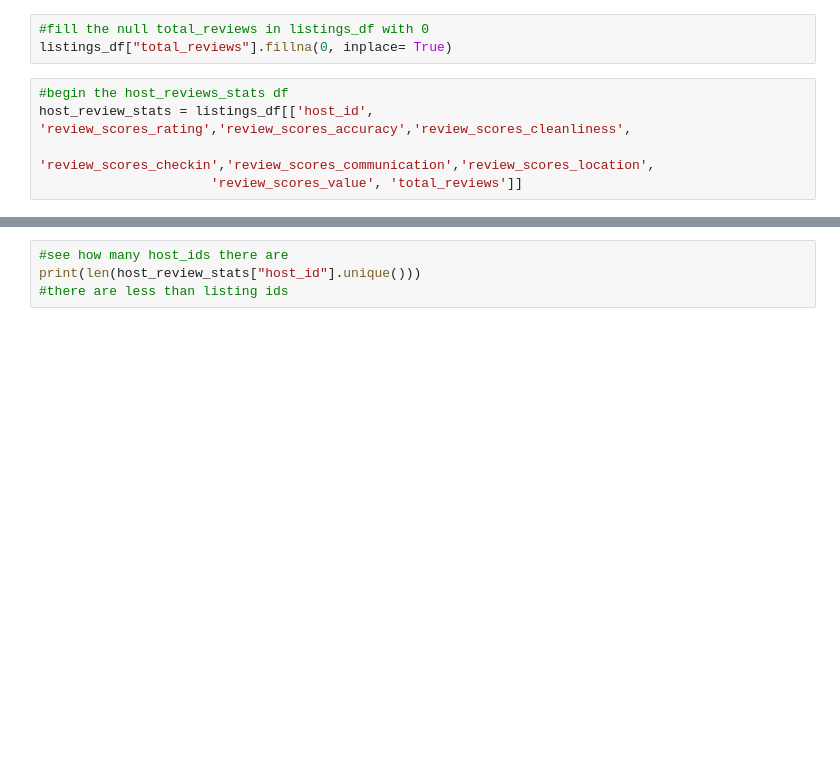
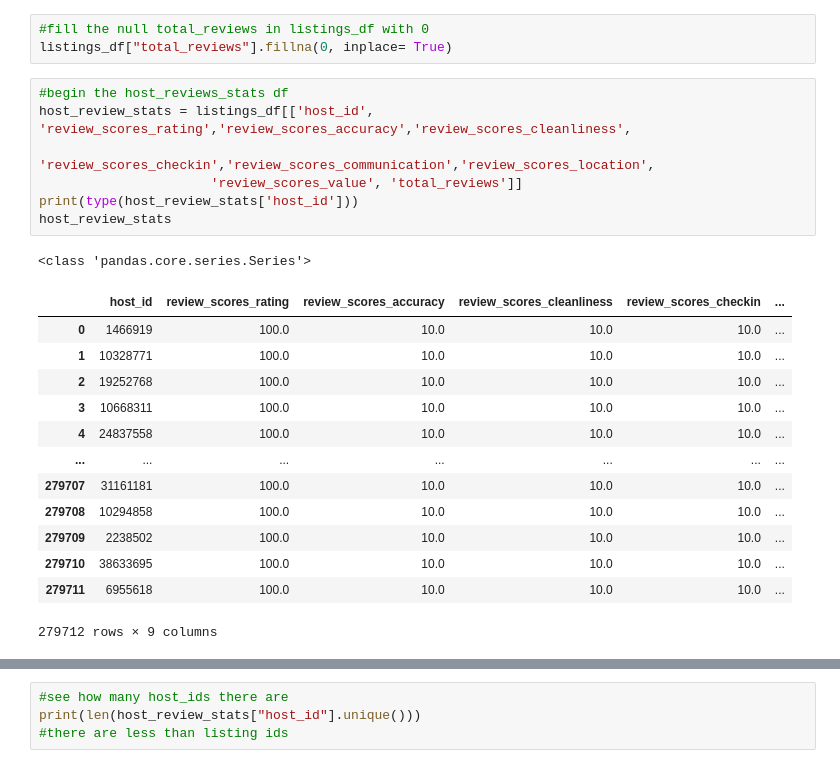
Before and after one commit to dkoski23/airbnb_etl, a Jupyter notebook: etl_project.ipynb, the cells around one changed output, grey strips where cells are left out. Cells and saved outputs as stored; diff of their text form; blank space fills up the shorter version.

```diff
--- a/etl_project.ipynb
+++ b/etl_project.ipynb
@@ -157,5 +151,22 @@ listings_df["total_reviews"].fillna(0, inplace= True)
 # %%
 #begin the host_reviews_stats df
 host_review_stats = listings_df[['host_id', 'review_scores_rating','review_scores_accuracy','review_scores_cleanliness',
                       'review_scores_checkin','review_scores_communication','review_scores_location',
                       'review_scores_value', 'total_reviews']]
+print(type(host_review_stats['host_id']))
+host_review_stats
+# %% [output]
+<class 'pandas.core.series.Series'>
+|  | host_id | review_scores_rating | review_scores_accuracy | review_scores_cleanliness | review_scores_checkin | ... |
+| 0 | 1466919 | 100.0 | 10.0 | 10.0 | 10.0 | ... |
+| 1 | 10328771 | 100.0 | 10.0 | 10.0 | 10.0 | ... |
+| 2 | 19252768 | 100.0 | 10.0 | 10.0 | 10.0 | ... |
+| 3 | 10668311 | 100.0 | 10.0 | 10.0 | 10.0 | ... |
+| 4 | 24837558 | 100.0 | 10.0 | 10.0 | 10.0 | ... |
+| ... | ... | ... | ... | ... | ... | ... |
+| 279707 | 31161181 | 100.0 | 10.0 | 10.0 | 10.0 | ... |
+| 279708 | 10294858 | 100.0 | 10.0 | 10.0 | 10.0 | ... |
+| 279709 | 2238502 | 100.0 | 10.0 | 10.0 | 10.0 | ... |
+| 279710 | 38633695 | 100.0 | 10.0 | 10.0 | 10.0 | ... |
+| 279711 | 6955618 | 100.0 | 10.0 | 10.0 | 10.0 | ... |
+279712 rows × 9 columns
```
Also changed, not shown: parts of 17 cells of this notebook, 2 other files.
